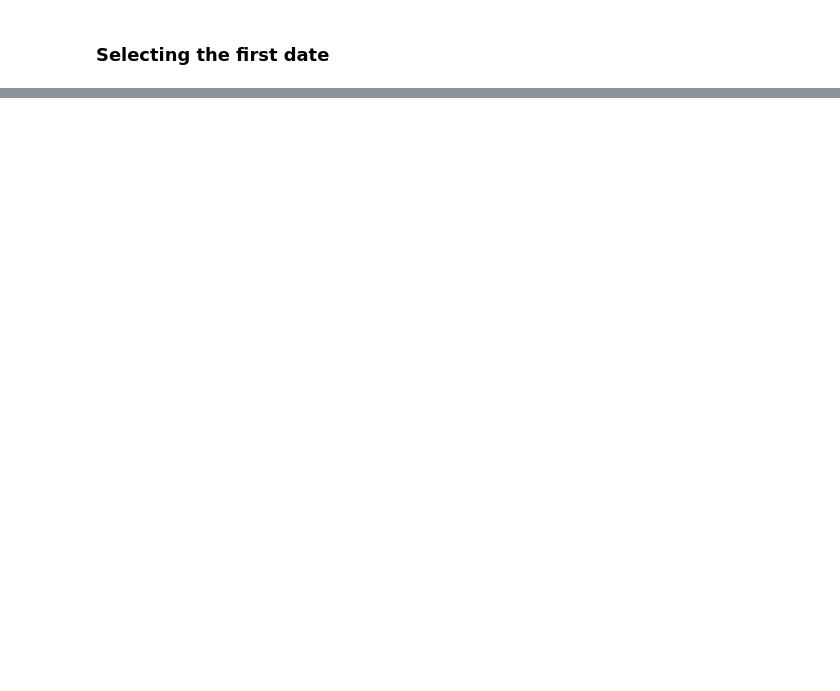
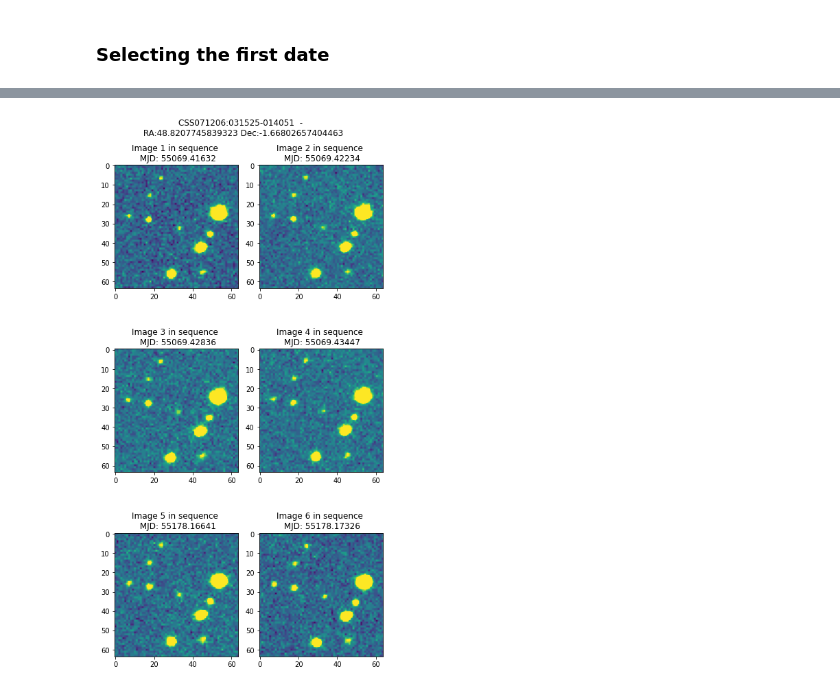
Before and after one commit to jsuarez314/tao_, a Jupyter notebook: Read_dataset.ipynb, the cells around one changed output, grey strips where cells are left out. Saved outputs shown, nothing was run; the diff lists cells and outputs as text; code cells hidden in the pictures; blank space fills up the shorter version.

```diff
--- a/Read_dataset.ipynb
+++ b/Read_dataset.ipynb
@@ -451,0 +111,3 @@ plt.show()
+# %%
+data, h = fitsio.read(filename, header=True)
+print(h)
@@ -451,0 +132,7 @@ plt.show()
+# %%
+CRTS_ID = h['CRTS_ID']
+RA = h['RA_(J2000)']
+Dec = h['Dec_(J2000)']
+Img_Ref = h['IMG_REF']
+
+print(CRTS_ID,RA,Dec, Img_Ref)
@@ -451,0 +141,4 @@ plt.show()
+# %%
+data = fitsio.read(filename, ext=1)
+df = pd.DataFrame(data, columns=['HDU_Ext','MJD','DATE','Field_ID','Cutout'], dtype=str)
+df
@@ -451,0 +159,17 @@ plt.show()
+# %%
+MJD = np.array(df['MJD'])
+# %%
+exts = np.array(df['HDU_Ext']).astype(int)[:6]
+rows = int(len(exts)/2)
+fig = plt.figure(figsize=(6,5*rows))
+for i, ext in enumerate(exts):
+    plt.subplot(rows+1,2,i+1)
+    data = fitsio.read(filename, ext=ext)
+    zmin, zmax = utils.zscale(data)
+    plt.imshow(data, vmin=zmin, vmax=zmax)
+    plt.title('Image {} in sequence \n MJD: {}'.format(i+1, MJD[i]))
+plt.suptitle('{}  - \n RA:{} Dec:{}'.format(CRTS_ID, RA,Dec), y=1.01)
+plt.tight_layout()
+plt.show()
+# %% [output]
+[figure, added]
```
Also changed, not shown: parts of 23 cells of this notebook, 2 other files.
